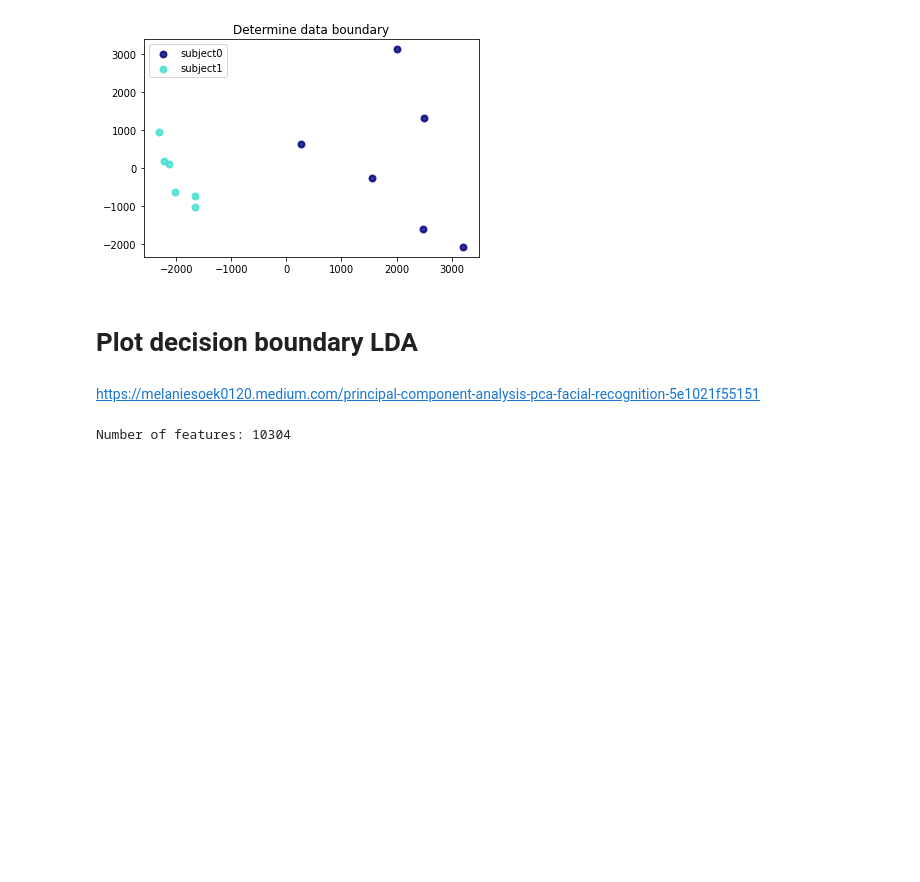
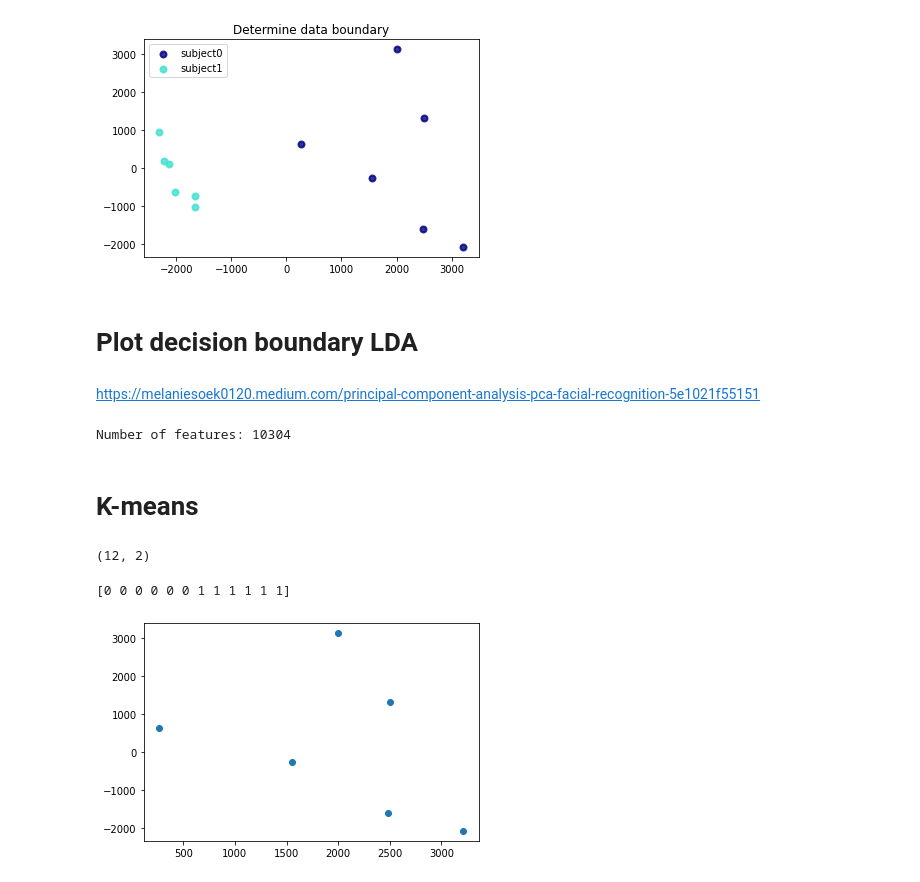
Before and after one commit to shivangibithel/ELL_784_assignment_2, a Jupyter notebook: 2_class_PCA.ipynb, the cells around one changed output. Saved outputs shown, nothing was run; the diff lists cells and outputs as text; code cells hidden in the pictures; blank space fills up the shorter version.

Commit message:
Created using Colaboratory--Kmeans

```diff
--- a/2_class_PCA.ipynb
+++ b/2_class_PCA.ipynb
@@ -420,3 +420,48 @@ plt.legend(loc='best', shadow=False, scatterpoints=1)
 plt.title('LDA of IRIS dataset')
 
 plt.show()
+# %% [markdown]
+# K-means
+# %%
+#Importing required modules
+
+from sklearn.datasets import load_digits
+from sklearn.decomposition import PCA
+from sklearn.cluster import KMeans
+import numpy as np
+
+#Load Data
+# data = load_digits().data
+data=pattern_matrix_training
+pca = PCA(2)
+
+#Transform the data
+df = pca.fit_transform(data)
+
+df.shape
+# %% [output]
+(12, 2)
+# %%
+#Import required module
+from sklearn.cluster import KMeans
+
+#Initialize the class object
+kmeans = KMeans(n_clusters= 2)
+
+#predict the labels of clusters.
+label = kmeans.fit_predict(df)
+
+print(label)
+# %% [output]
+[0 0 0 0 0 0 1 1 1 1 1 1]
+# %%
+import matplotlib.pyplot as plt
+
+#filter rows of original data
+filtered_label0 = df[label == 0]
+
+#plotting the results
+plt.scatter(filtered_label0[:,0] , filtered_label0[:,1])
+plt.show()
+# %% [output]
+[figure, added]
```
Also changed, not shown: parts of 3 cells of this notebook.
